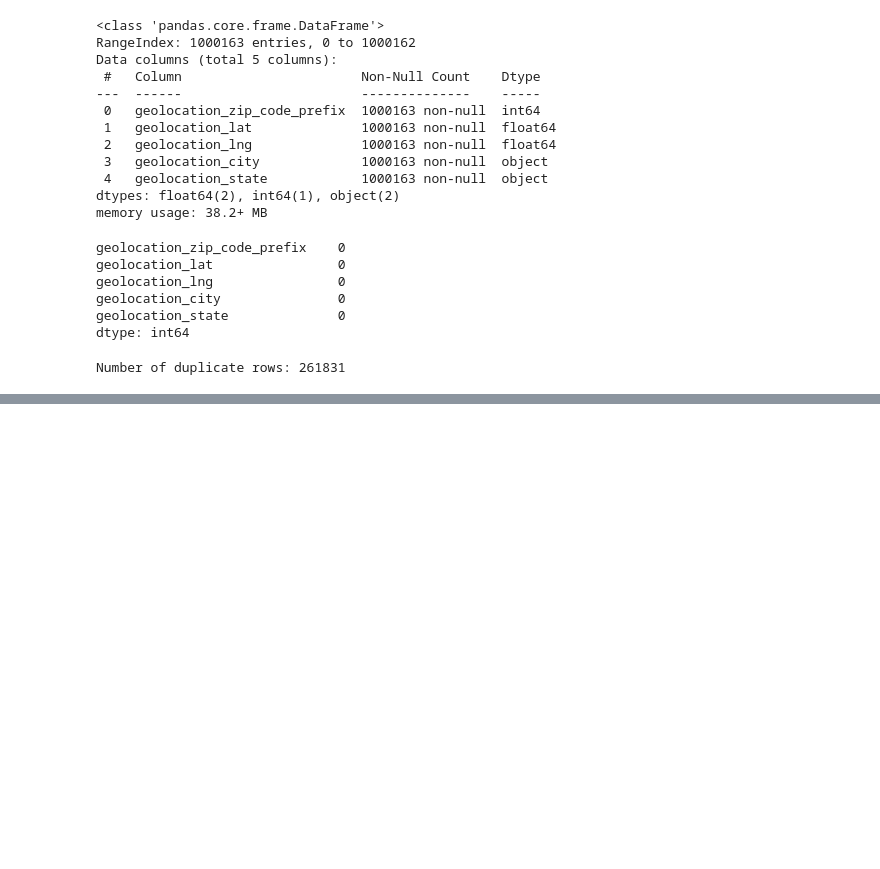
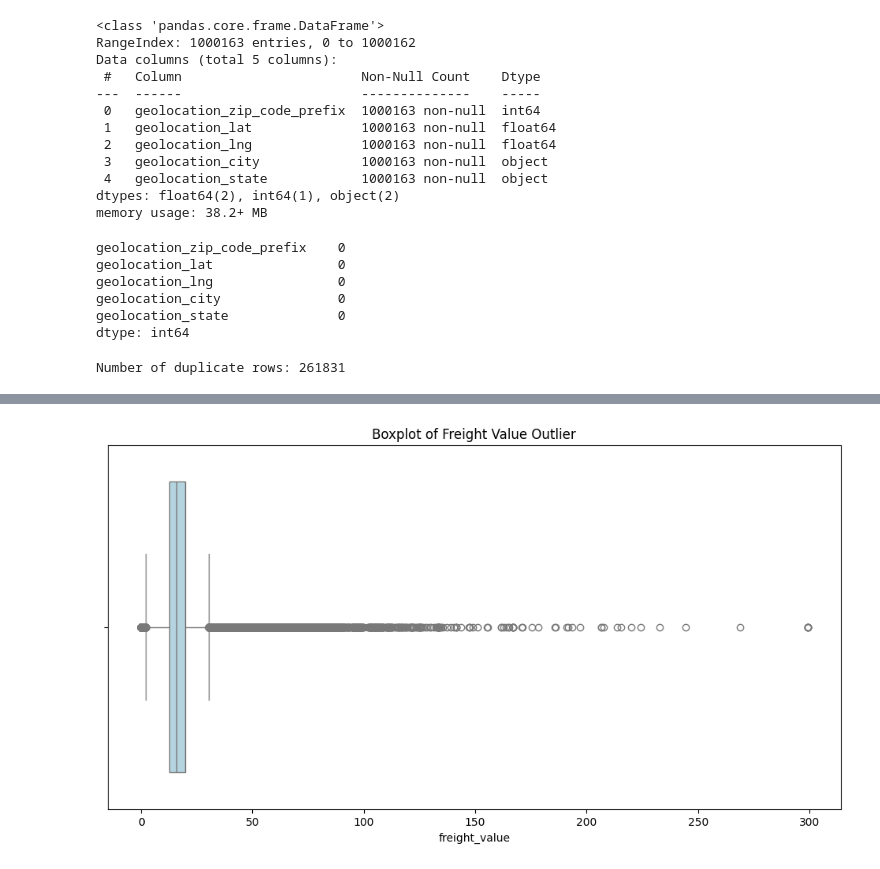
Before and after one commit to Adithya-Venkatraman05/Brazilian-E-commerce-Data-Analysis, a Jupyter notebook: Notebooks/Understanding_Data.ipynb, the cells around one changed output, grey strips where cells are left out. Drawn from its saved outputs; the diff is of its cells as text; code cells hidden in the pictures; blank space fills up the shorter version.

```diff
--- a/Notebooks/Understanding_Data.ipynb
+++ b/Notebooks/Understanding_Data.ipynb
@@ -617,0 +944,8 @@ Number of duplicate rows: 261831
+# %%
+# Plot a boxplot to visualize the outliers
+plt.figure(figsize=(12, 6))
+sns.boxplot(x=Order_items["freight_value"], color="lightblue")
+plt.title("Boxplot of Freight Value Outlier")
+plt.show()
+# %% [output]
+[figure, added]
```
Also changed, not shown: parts of 81 cells of this notebook, 2 other files.
